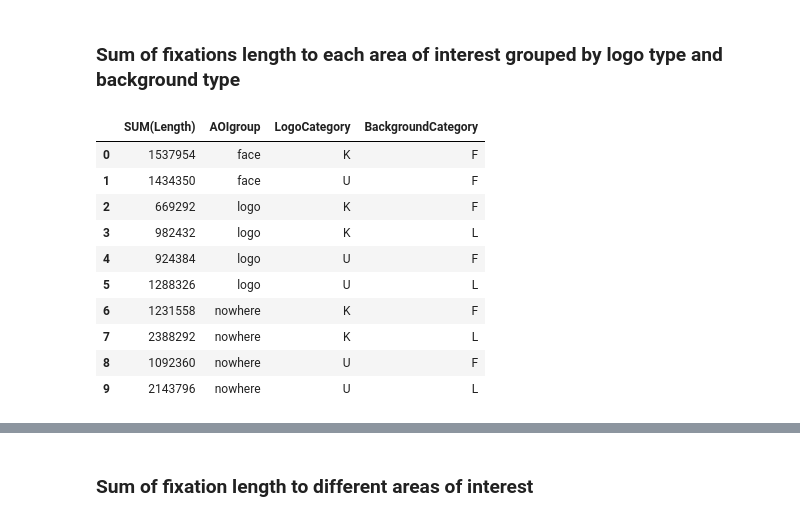
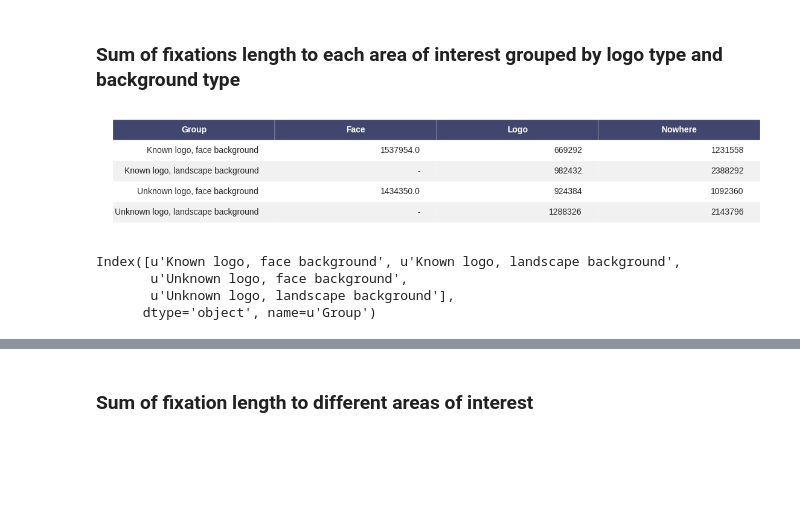
Before and after one commit to alastaa/LSTProject, a Jupyter notebook: Fiksaatioanalyysihommii.ipynb, the cells around one changed output, grey strips where cells are left out. Drawn from its saved outputs; the diff is of its cells as text; code cells hidden in the pictures; blank space fills up the shorter version.

```diff
--- a/Fiksaatioanalyysihommii.ipynb
+++ b/Fiksaatioanalyysihommii.ipynb
@@ -78,17 +79,36 @@ pd.read_sql_query("select COUNT(*), AOIgroup, LogoCategory, BackgroundCategory f
 | 9 | 8584 | nowhere | U | L |
 # %% [markdown]
 ### Sum of fixations length to each area of interest grouped by logo type and background type
-# %%
-pd.read_sql_query("select SUM(Length), AOIgroup, LogoCategory, BackgroundCategory from fixations GROUP BY AOIgroup, LogoCategory, BackgroundCategory", conn)
-# %% [output]
-|  | SUM(Length) | AOIgroup | LogoCategory | BackgroundCategory |
-| 0 | 1537954 | face | K | F |
-| 1 | 1434350 | face | U | F |
-| 2 | 669292 | logo | K | F |
-| 3 | 982432 | logo | K | L |
-| 4 | 924384 | logo | U | F |
-| 5 | 1288326 | logo | U | L |
-| 6 | 1231558 | nowhere | K | F |
-| 7 | 2388292 | nowhere | K | L |
-| 8 | 1092360 | nowhere | U | F |
-| 9 | 2143796 | nowhere | U | L |
+# %%
+data = pd.read_sql_query("""
+select SUM(Length) as TotalTime, AOIgroup, LogoCategory, BackgroundCategory
+from fixations
+GROUP BY AOIgroup, LogoCategory, BackgroundCategory""", conn)
+d = {
+    'KF': 'Known logo, face background',
+    'UL': 'Unknown logo, landscape background',
+    'KL': 'Known logo, landscape background',
+    'UF': 'Unknown logo, face background'
+}
+data['Group'] = (data['LogoCategory'] + data['BackgroundCategory']).apply(lambda text: d[text])
+data = data.drop(['LogoCategory', 'BackgroundCategory'], axis=1)
+data['Group'] = data['Group'].astype(str)
+pivoted = data.pivot(index='Group', columns='AOIgroup')
+
+pivoted.columns = ['Face', 'Logo', 'Nowhere']
+pivoted = pivoted.fillna(value='-', downcast='infer')
+pivoted['Face'] = pivoted['Face'].astype(str)
+pivoted['Group'] = pivoted.index
+#data.groupby('Group').cumcount()
+pivoted = pivoted[[3, 0, 1, 2]]
+ax = render_mpl_table(pivoted, header_columns=0, col_width=4.8)
+ax.get_figure().savefig('fixations.png', bbox_inches='tight')
+# %% [output]
+[figure, added]
+# %%
+pivoted.index
+# %% [output]
+Index([u'Known logo, face background', u'Known logo, landscape background',
+       u'Unknown logo, face background',
+       u'Unknown logo, landscape background'],
+      dtype='object', name=u'Group')
```
Also changed, not shown: parts of 14 cells of this notebook.
